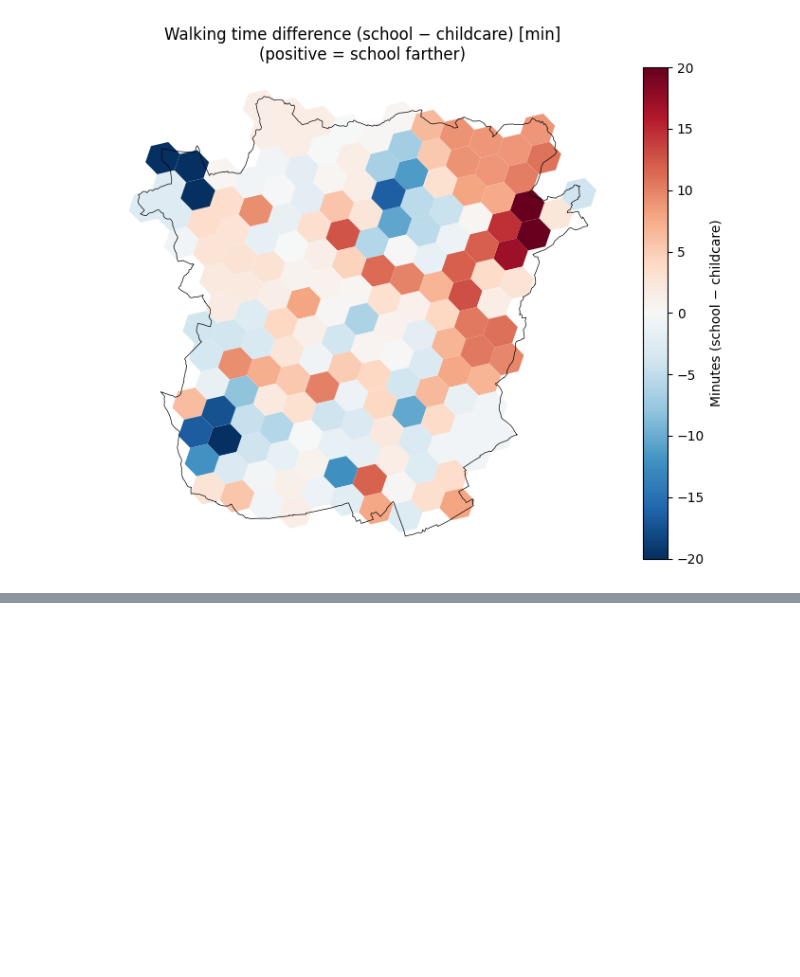
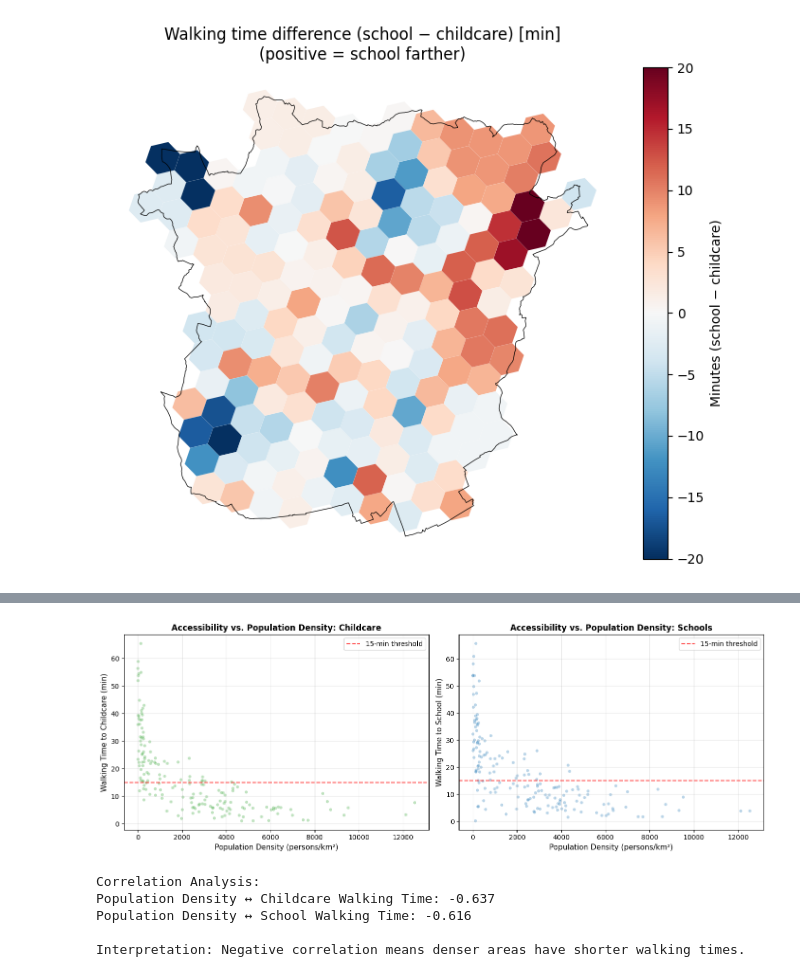
Before and after one commit to miriam-ee/GIS_FinalProject_Group2, a Jupyter notebook: group2_final.ipynb, the cells around one changed output, grey strips where cells are left out. Cells and saved outputs as stored; diff of their text form; code cells hidden in the pictures; blank space fills up the shorter version.

```diff
--- a/group2_final.ipynb
+++ b/group2_final.ipynb
@@ -974,0 +1714,56 @@ plt.show()
+# %%
+fig, axes = plt.subplots(1, 2, figsize=(14, 5))
+
+# Remove hexagons with zero population for cleaner visualization
+gdf_scatter = gdf_hexagons_graz[gdf_hexagons_graz['population'] > 0].copy()
+
+# Childcare
+axes[0].scatter(
+    gdf_scatter['pop_density'],
+    gdf_scatter['t_childcare_min'],
+    alpha=0.3,
+    s=20,
+    c='#2ca02c',
+    edgecolors='none'
+)
+axes[0].axhline(y=15, color='red', linestyle='--', linewidth=1.5, alpha=0.7, label='15-min threshold')
+axes[0].set_xlabel('Population Density (persons/km²)', fontsize=11)
+axes[0].set_ylabel('Walking Time to Childcare (min)', fontsize=11)
+axes[0].set_title('Accessibility vs. Population Density: Childcare', fontsize=12, fontweight='bold')
+axes[0].legend()
+axes[0].grid(alpha=0.3)
+
+# Schools
+axes[1].scatter(
+    gdf_scatter['pop_density'],
+    gdf_scatter['t_school_min'],
+    alpha=0.3,
+    s=20,
+    c='#1f77b4',
+    edgecolors='none'
+)
+axes[1].axhline(y=15, color='red', linestyle='--', linewidth=1.5, alpha=0.7, label='15-min threshold')
+axes[1].set_xlabel('Population Density (persons/km²)', fontsize=11)
+axes[1].set_ylabel('Walking Time to School (min)', fontsize=11)
+axes[1].set_title('Accessibility vs. Population Density: Schools', fontsize=12, fontweight='bold')
+axes[1].legend()
+axes[1].grid(alpha=0.3)
+
+plt.tight_layout()
+plt.show()
+
+# Correlation analysis
+corr_childcare = gdf_scatter['pop_density'].corr(gdf_scatter['t_childcare_min'])
+corr_school = gdf_scatter['pop_density'].corr(gdf_scatter['t_school_min'])
+
+print(f"\nCorrelation Analysis:")
+print(f"Population Density ↔ Childcare Walking Time: {corr_childcare:.3f}")
+print(f"Population Density ↔ School Walking Time: {corr_school:.3f}")
+print("\nInterpretation: Negative correlation means denser areas have shorter walking times.")
+# %% [output]
+[figure, added]
+Correlation Analysis:
+Population Density ↔ Childcare Walking Time: -0.637
+Population Density ↔ School Walking Time: -0.616
+
+Interpretation: Negative correlation means denser areas have shorter walking times.
```
Also changed, not shown: parts of 106 cells of this notebook, 3 other files.
